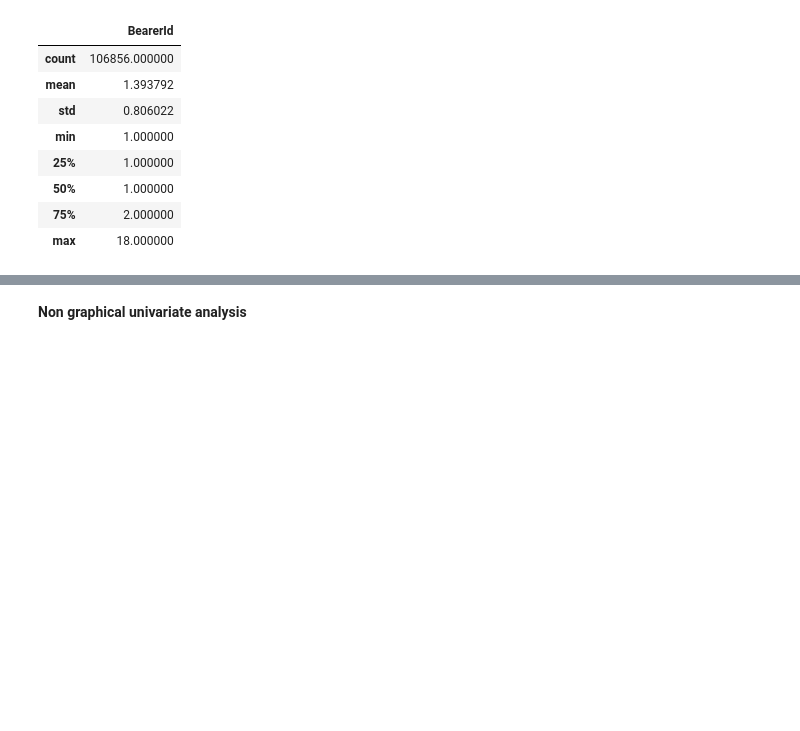
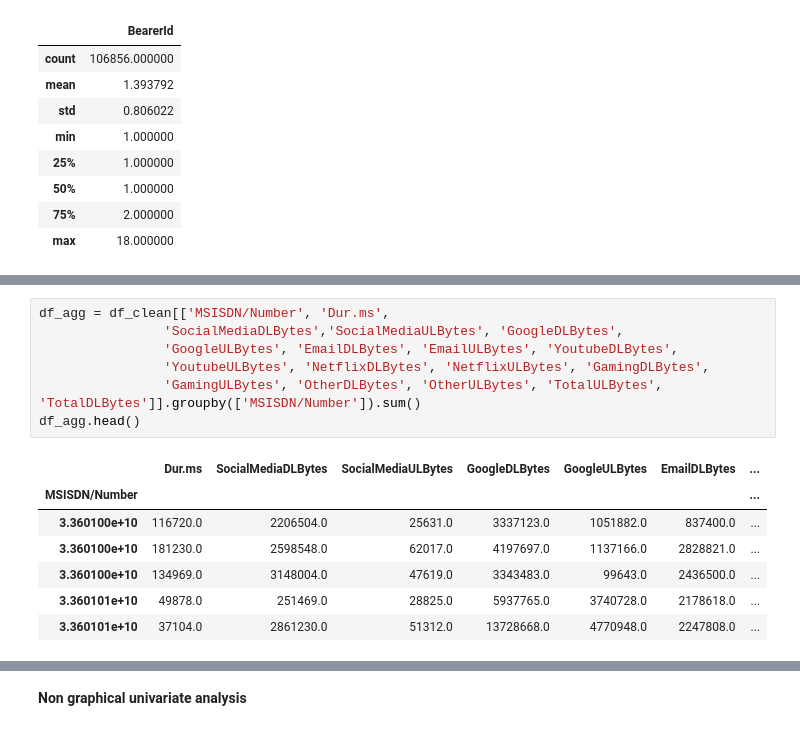
Before and after one commit to bhirwa/User-analytics-in-the-Telecom-Industry, a Jupyter notebook: notebook1.ipynb, the cells around one changed output, grey strips where cells are left out. Saved outputs shown, nothing was run; the diff lists cells and outputs as text; blank space fills up the shorter version.

```diff
--- a/notebook1.ipynb
+++ b/notebook1.ipynb
@@ -443,0 +575,15 @@ session_count.describe()
+# %%
+df_agg = df_clean[['MSISDN/Number', 'Dur.ms',
+                'SocialMediaDLBytes','SocialMediaULBytes', 'GoogleDLBytes',
+                'GoogleULBytes', 'EmailDLBytes', 'EmailULBytes', 'YoutubeDLBytes',
+                'YoutubeULBytes', 'NetflixDLBytes', 'NetflixULBytes', 'GamingDLBytes',
+                'GamingULBytes', 'OtherDLBytes', 'OtherULBytes', 'TotalULBytes', 'TotalDLBytes']].groupby(['MSISDN/Number']).sum()
+df_agg.head()
+# %% [output]
+|  | Dur.ms | SocialMediaDLBytes | SocialMediaULBytes | GoogleDLBytes | GoogleULBytes | EmailDLBytes | ... |
+| MSISDN/Number |  |  |  |  |  |  | ... |
+| 3.360100e+10 | 116720.0 | 2206504.0 | 25631.0 | 3337123.0 | 1051882.0 | 837400.0 | ... |
+| 3.360100e+10 | 181230.0 | 2598548.0 | 62017.0 | 4197697.0 | 1137166.0 | 2828821.0 | ... |
+| 3.360100e+10 | 134969.0 | 3148004.0 | 47619.0 | 3343483.0 | 99643.0 | 2436500.0 | ... |
+| 3.360101e+10 | 49878.0 | 251469.0 | 28825.0 | 5937765.0 | 3740728.0 | 2178618.0 | ... |
+| 3.360101e+10 | 37104.0 | 2861230.0 | 51312.0 | 13728668.0 | 4770948.0 | 2247808.0 | ... |
```
Also changed, not shown: parts of 53 cells of this notebook.
